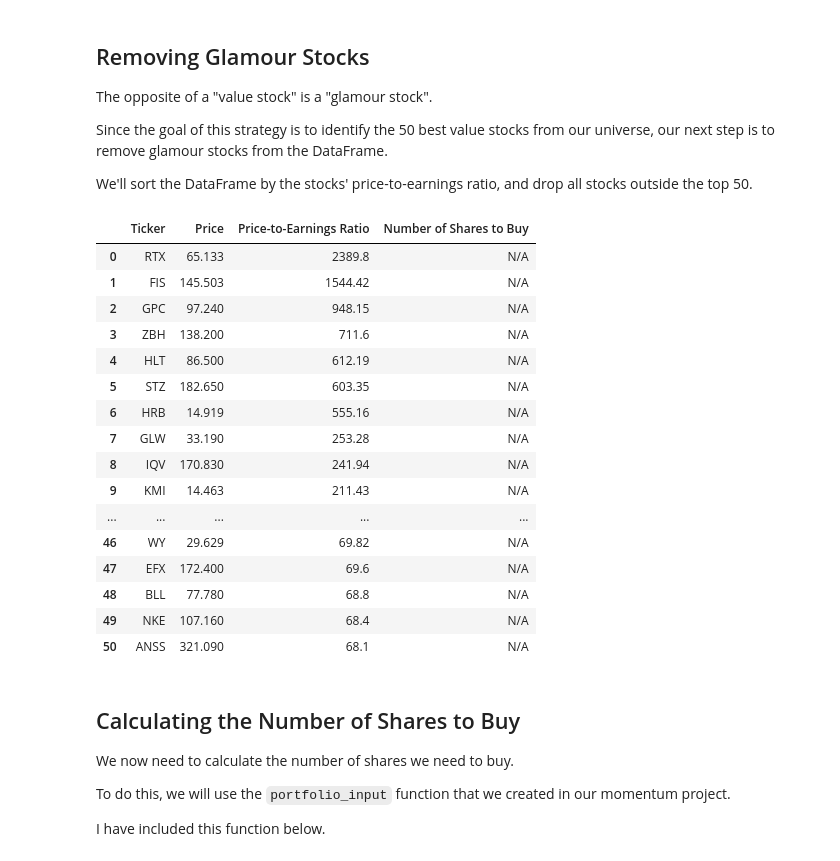
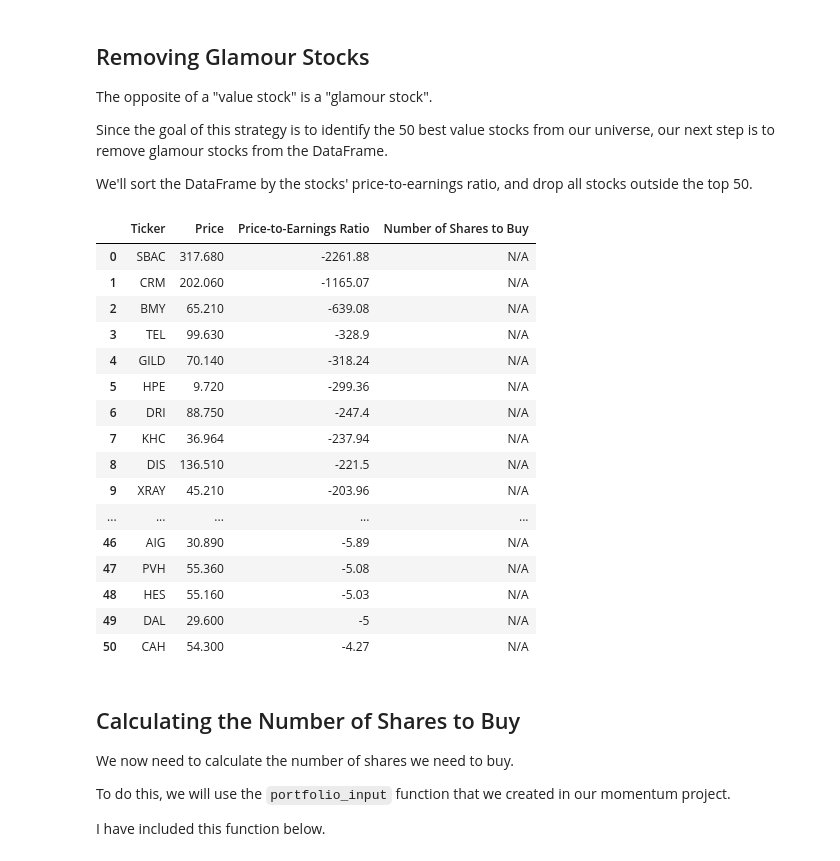
Before and after one commit to stevenperez2057/software-algorithmic-trading-python, a Jupyter notebook: finished_files/003_quantitative_value_strategy.ipynb, the cells around one changed output. Drawn from its saved outputs; the diff is of its cells as text; code cells hidden in the pictures.

Commit message:
finished value project

```diff
--- a/finished_files/003_quantitative_value_strategy.ipynb
+++ b/finished_files/003_quantitative_value_strategy.ipynb
@@ -122,28 +122,28 @@ Since the goal of this strategy is to identify the 50 best value stocks from our
 
 We'll sort the DataFrame by the stocks' price-to-earnings ratio, and drop all stocks outside the top 50.
 # %%
-final_dataframe.sort_values('Price-to-Earnings Ratio', ascending = False, inplace = True)
+final_dataframe.sort_values('Price-to-Earnings Ratio', inplace = True)
 final_dataframe = final_dataframe[:51]
 final_dataframe.reset_index(drop = True, inplace = True)
 final_dataframe
 # %% [output]
 |  | Ticker | Price | Price-to-Earnings Ratio | Number of Shares to Buy |
-| 0 | RTX | 65.133 | 2389.8 | N/A |
-| 1 | FIS | 145.503 | 1544.42 | N/A |
-| 2 | GPC | 97.240 | 948.15 | N/A |
-| 3 | ZBH | 138.200 | 711.6 | N/A |
-| 4 | HLT | 86.500 | 612.19 | N/A |
-| 5 | STZ | 182.650 | 603.35 | N/A |
-| 6 | HRB | 14.919 | 555.16 | N/A |
-| 7 | GLW | 33.190 | 253.28 | N/A |
-| 8 | IQV | 170.830 | 241.94 | N/A |
-| 9 | KMI | 14.463 | 211.43 | N/A |
+| 0 | SBAC | 317.680 | -2261.88 | N/A |
+| 1 | CRM | 202.060 | -1165.07 | N/A |
+| 2 | BMY | 65.210 | -639.08 | N/A |
+| 3 | TEL | 99.630 | -328.9 | N/A |
+| 4 | GILD | 70.140 | -318.24 | N/A |
+| 5 | HPE | 9.720 | -299.36 | N/A |
+| 6 | DRI | 88.750 | -247.4 | N/A |
+| 7 | KHC | 36.964 | -237.94 | N/A |
+| 8 | DIS | 136.510 | -221.5 | N/A |
+| 9 | XRAY | 45.210 | -203.96 | N/A |
 | ... | ... | ... | ... | ... |
-| 46 | WY | 29.629 | 69.82 | N/A |
-| 47 | EFX | 172.400 | 69.6 | N/A |
-| 48 | BLL | 77.780 | 68.8 | N/A |
-| 49 | NKE | 107.160 | 68.4 | N/A |
-| 50 | ANSS | 321.090 | 68.1 | N/A |
+| 46 | AIG | 30.890 | -5.89 | N/A |
+| 47 | PVH | 55.360 | -5.08 | N/A |
+| 48 | HES | 55.160 | -5.03 | N/A |
+| 49 | DAL | 29.600 | -5 | N/A |
+| 50 | CAH | 54.300 | -4.27 | N/A |
 # %% [markdown]
 ## Calculating the Number of Shares to Buy
 We now need to calculate the number of shares we need to buy.
```
Also changed, not shown: parts of 17 cells of this notebook, 1 other file.
